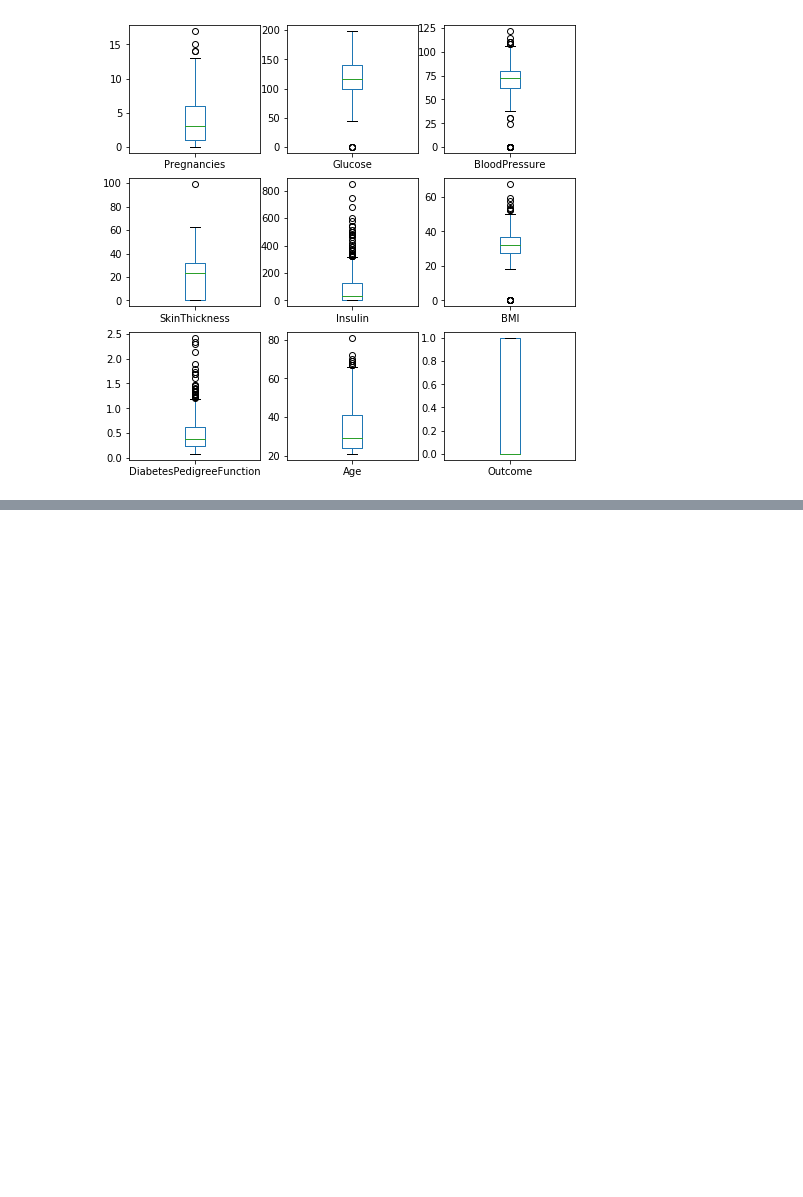
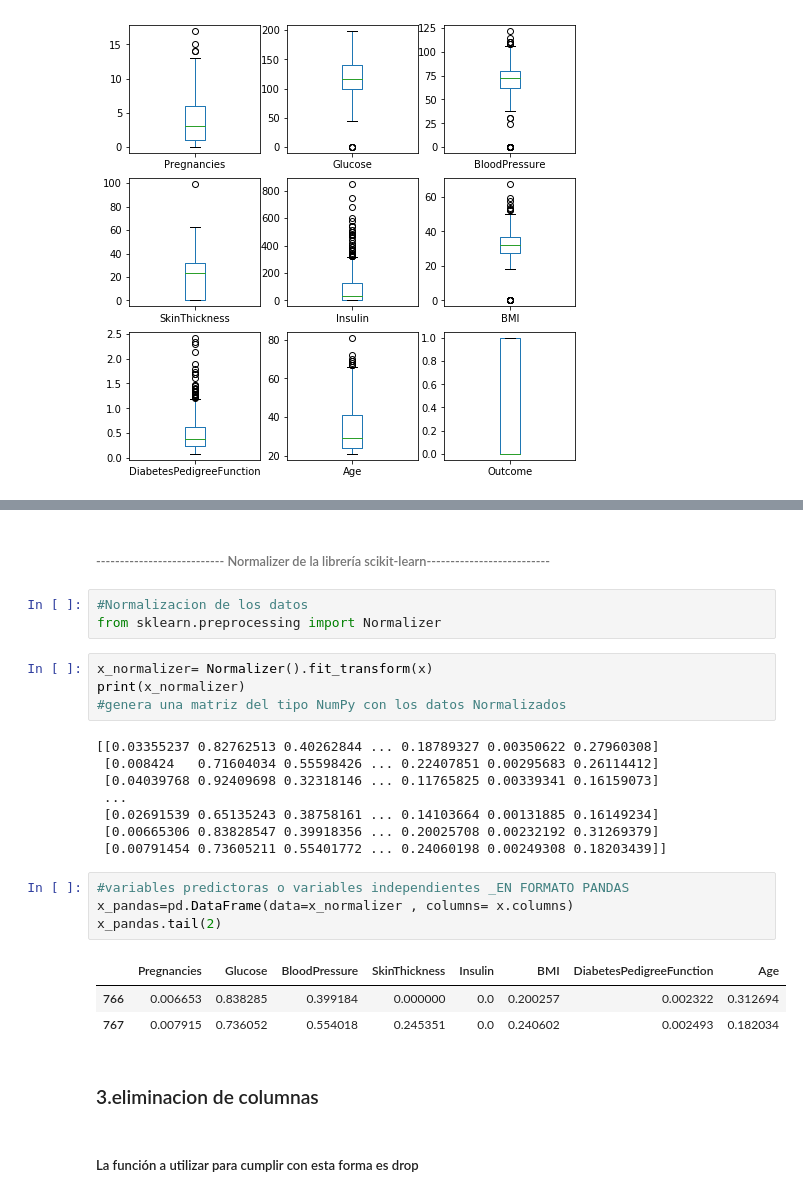
Before and after one commit to cristian-riosh/ML_Libro_de_Ligdi_Gonzalez, a Jupyter notebook: ML_1.ipynb, the cells around one changed output, grey strips where cells are left out. Cells and saved outputs as stored; diff of their text form; blank space fills up the shorter version.

```diff
--- a/ML_1.ipynb
+++ b/ML_1.ipynb
@@ -138,0 +234,29 @@ plt.show
+# %% [markdown]
+###### --------------------------- Normalizer de la librería scikit-learn--------------------------
+# %%
+#Normalizacion de los datos
+from sklearn.preprocessing import Normalizer
+# %%
+x_normalizer= Normalizer().fit_transform(x)
+print(x_normalizer)
+#genera una matriz del tipo NumPy con los datos Normalizados
+# %% [output]
+[[0.03355237 0.82762513 0.40262844 ... 0.18789327 0.00350622 0.27960308]
+ [0.008424   0.71604034 0.55598426 ... 0.22407851 0.00295683 0.26114412]
+ [0.04039768 0.92409698 0.32318146 ... 0.11765825 0.00339341 0.16159073]
+ ...
+ [0.02691539 0.65135243 0.38758161 ... 0.14103664 0.00131885 0.16149234]
+ [0.00665306 0.83828547 0.39918356 ... 0.20025708 0.00232192 0.31269379]
+ [0.00791454 0.73605211 0.55401772 ... 0.24060198 0.00249308 0.18203439]]
+# %%
+#variables predictoras o variables independientes _EN FORMATO PANDAS
+x_pandas=pd.DataFrame(data=x_normalizer , columns= x.columns)
+x_pandas.tail(2)
+# %% [output]
+|  | Pregnancies | Glucose | BloodPressure | SkinThickness | Insulin | BMI | DiabetesPedigreeFunction | Age |
+| 766 | 0.006653 | 0.838285 | 0.399184 | 0.000000 | 0.0 | 0.200257 | 0.002322 | 0.312694 |
+| 767 | 0.007915 | 0.736052 | 0.554018 | 0.245351 | 0.0 | 0.240602 | 0.002493 | 0.182034 |
+# %% [markdown]
+### 3.eliminacion de columnas
+# %% [markdown]
+##### La función a utilizar para cumplir con esta forma es drop
```
Also changed, not shown: parts of 63 cells of this notebook.
